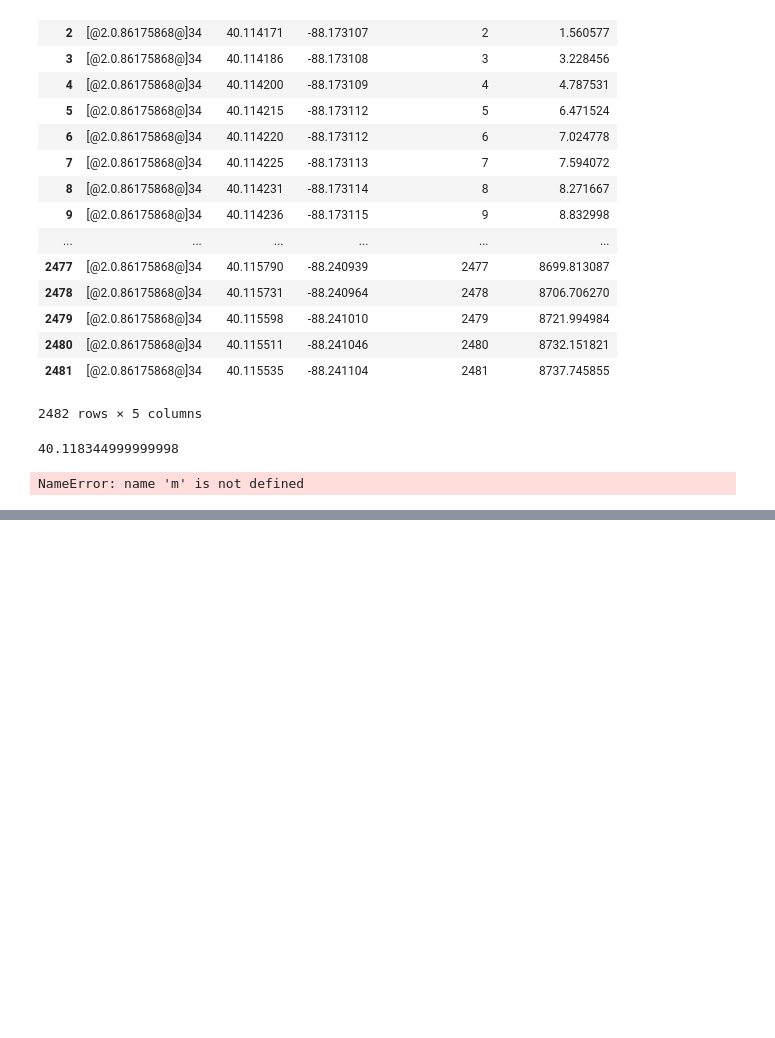
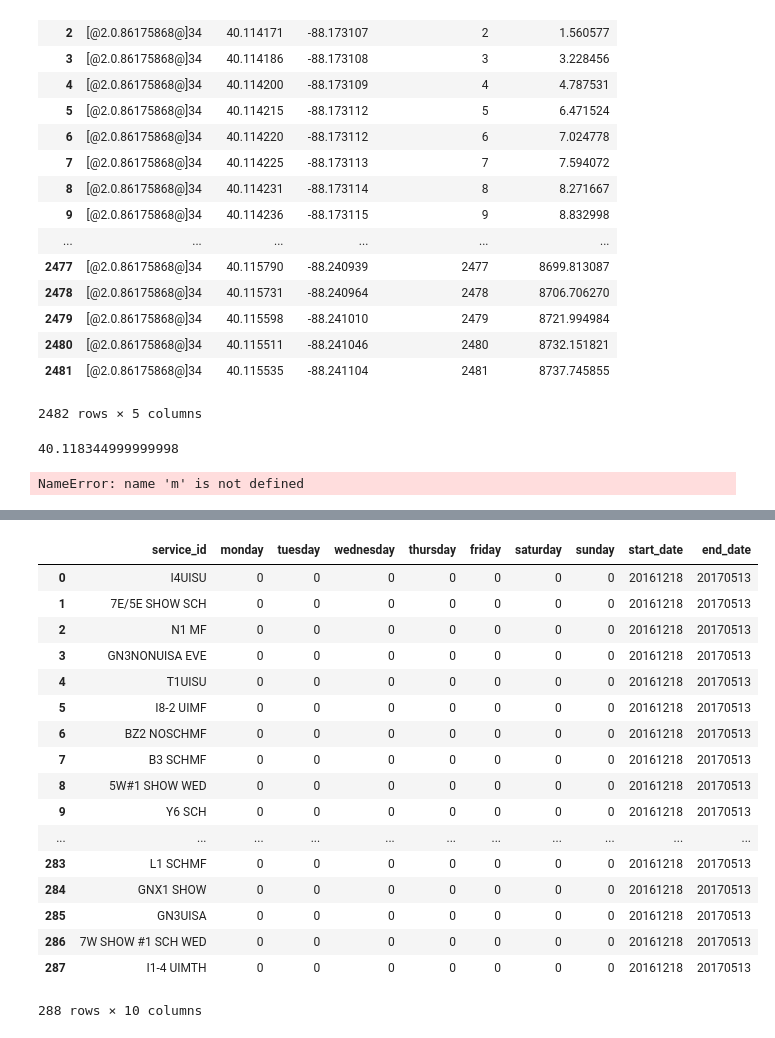
Before and after one commit to UIUC-iSchool-DataViz/project-spring2017, a Jupyter notebook: part1/part1.ipynb, the cells around one changed output, grey strips where cells are left out. Drawn from its saved outputs; the diff is of its cells as text; code cells hidden in the pictures; blank space fills up the shorter version.

```diff
--- a/part1/part1.ipynb
+++ b/part1/part1.ipynb
@@ -138,0 +234,23 @@ NameError: name 'm' is not defined
+# %%
+calendar = pd.read_csv("google_transit/calendar.txt")
+# %%
+calendar
+# %% [output]
+|  | service_id | monday | tuesday | wednesday | thursday | friday | saturday | sunday | start_date | end_date |
+| 0 | I4UISU | 0 | 0 | 0 | 0 | 0 | 0 | 0 | 20161218 | 20170513 |
+| 1 | 7E/5E SHOW SCH | 0 | 0 | 0 | 0 | 0 | 0 | 0 | 20161218 | 20170513 |
+| 2 | N1 MF | 0 | 0 | 0 | 0 | 0 | 0 | 0 | 20161218 | 20170513 |
+| 3 | GN3NONUISA EVE | 0 | 0 | 0 | 0 | 0 | 0 | 0 | 20161218 | 20170513 |
+| 4 | T1UISU | 0 | 0 | 0 | 0 | 0 | 0 | 0 | 20161218 | 20170513 |
+| 5 | I8-2 UIMF | 0 | 0 | 0 | 0 | 0 | 0 | 0 | 20161218 | 20170513 |
+| 6 | BZ2 NOSCHMF | 0 | 0 | 0 | 0 | 0 | 0 | 0 | 20161218 | 20170513 |
+| 7 | B3 SCHMF | 0 | 0 | 0 | 0 | 0 | 0 | 0 | 20161218 | 20170513 |
+| 8 | 5W#1 SHOW WED | 0 | 0 | 0 | 0 | 0 | 0 | 0 | 20161218 | 20170513 |
+| 9 | Y6 SCH | 0 | 0 | 0 | 0 | 0 | 0 | 0 | 20161218 | 20170513 |
+| ... | ... | ... | ... | ... | ... | ... | ... | ... | ... | ... |
+| 283 | L1 SCHMF | 0 | 0 | 0 | 0 | 0 | 0 | 0 | 20161218 | 20170513 |
+| 284 | GNX1 SHOW | 0 | 0 | 0 | 0 | 0 | 0 | 0 | 20161218 | 20170513 |
+| 285 | GN3UISA | 0 | 0 | 0 | 0 | 0 | 0 | 0 | 20161218 | 20170513 |
+| 286 | 7W SHOW #1 SCH WED | 0 | 0 | 0 | 0 | 0 | 0 | 0 | 20161218 | 20170513 |
+| 287 | I1-4 UIMTH | 0 | 0 | 0 | 0 | 0 | 0 | 0 | 20161218 | 20170513 |
+288 rows × 10 columns
```
Also changed, not shown: parts of 10 cells of this notebook, 13 other files.
